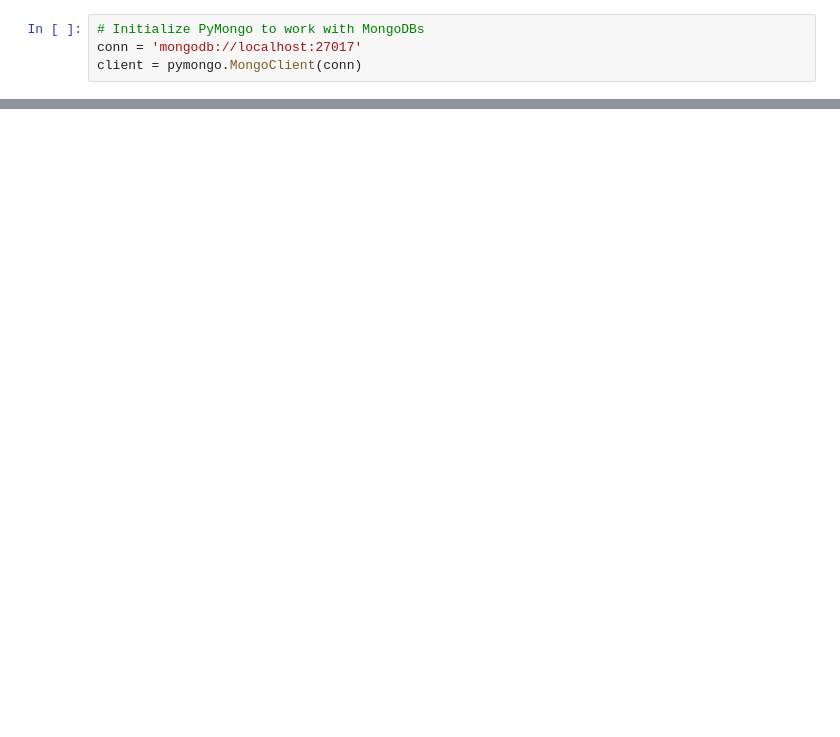
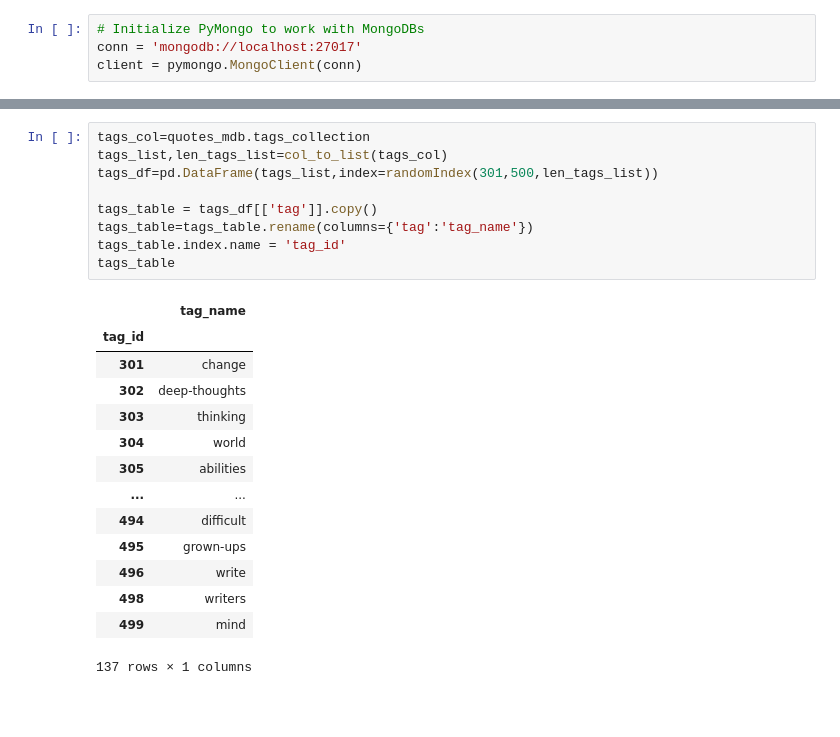
Before and after one commit to Alexis-Kepano/ETL-Project, a Jupyter notebook: quotes_mongodb_to_sql_db.ipynb, the cells around one changed output, grey strips where cells are left out. Cells and saved outputs as stored; diff of their text form; blank space fills up the shorter version.

```diff
--- a/quotes_mongodb_to_sql_db.ipynb
+++ b/quotes_mongodb_to_sql_db.ipynb
@@ -59,2 +54,26 @@ quotes_table
+# %%
+tags_col=quotes_mdb.tags_collection
+tags_list,len_tags_list=col_to_list(tags_col)
+tags_df=pd.DataFrame(tags_list,index=randomIndex(301,500,len_tags_list))
+
+tags_table = tags_df[['tag']].copy()
+tags_table=tags_table.rename(columns={'tag':'tag_name'})
+tags_table.index.name = 'tag_id'
+tags_table
+# %% [output]
+|  | tag_name |
+| tag_id |  |
+| 301 | change |
+| 302 | deep-thoughts |
+| 303 | thinking |
+| 304 | world |
+| 305 | abilities |
+| ... | ... |
+| 494 | difficult |
+| 495 | grown-ups |
+| 496 | write |
+| 498 | writers |
+| 499 | mind |
+137 rows × 1 columns
 # %% [markdown]
 ####
```
Also changed, not shown: parts of 15 cells of this notebook, 1 other file.
